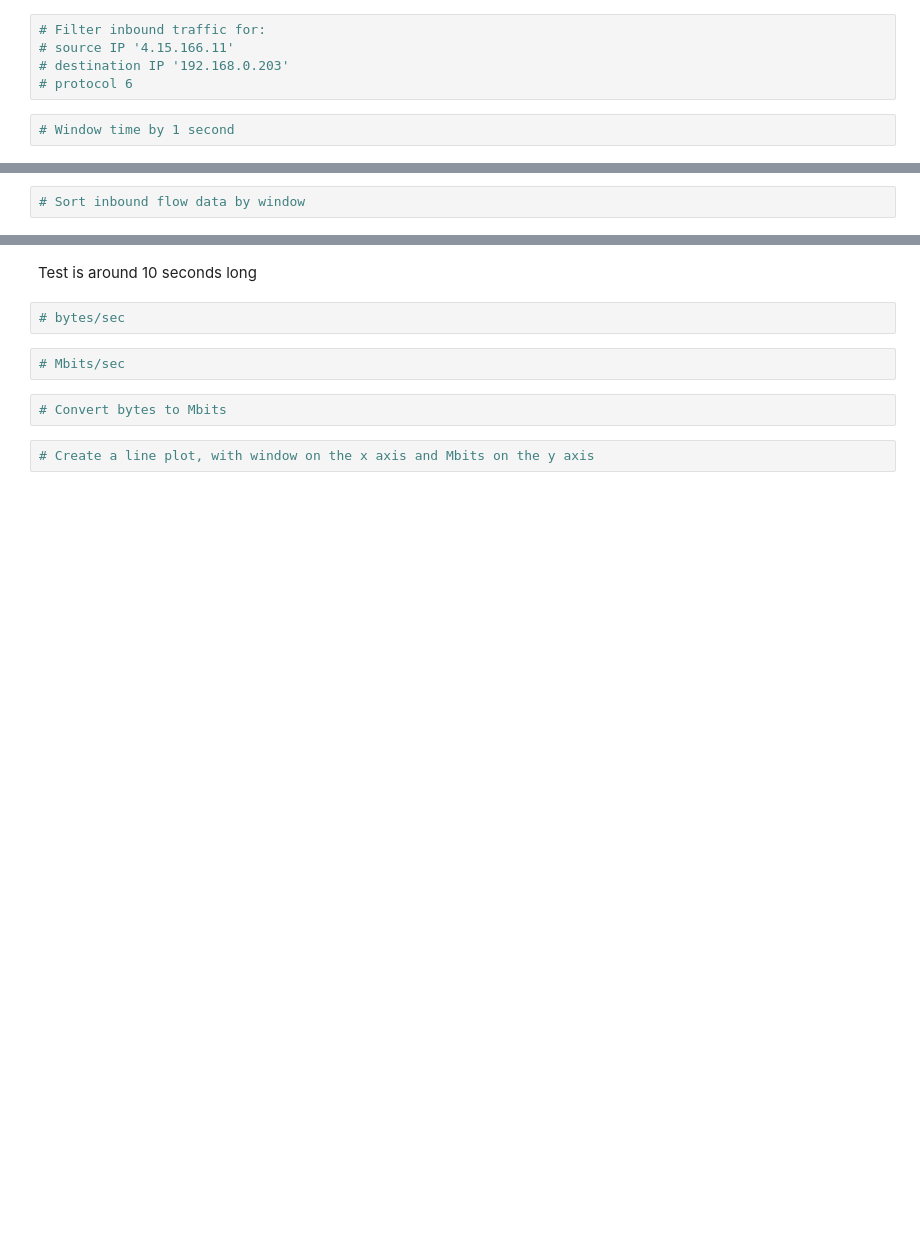
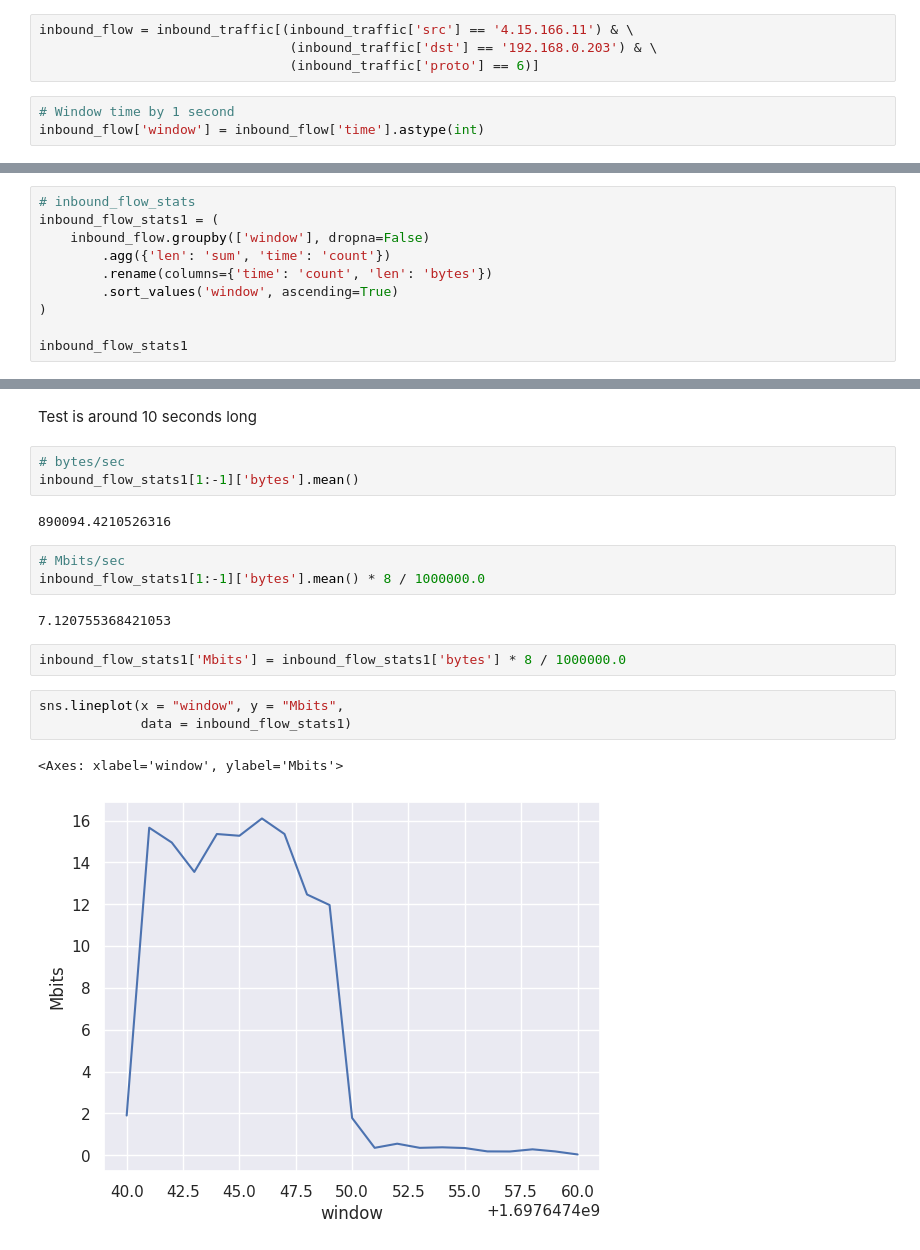
Before and after one commit to andrew200356/cs190n, a Jupyter notebook: discussions/week3/analyzing_speed_test.ipynb, the cells around one changed output, grey strips where cells are left out. Drawn from its saved outputs; the diff is of its cells as text; blank space fills up the shorter version.

```diff
--- a/discussions/week3/analyzing_speed_test.ipynb
+++ b/discussions/week3/analyzing_speed_test.ipynb
@@ -73,9 +246,9 @@ We observe traffic on the 192.168.0.0/16 subnet. This is the subnet of the local
 # %% [markdown]
 ### Zooming in on Interesting Flows
 # %%
-# Filter inbound traffic for:
-# source IP '4.15.166.11'
-# destination IP '192.168.0.203'
-# protocol 6
+inbound_flow = inbound_traffic[(inbound_traffic['src'] == '4.15.166.11') & \
+                                (inbound_traffic['dst'] == '192.168.0.203') & \
+                                (inbound_traffic['proto'] == 6)]
 # %%
 # Window time by 1 second
+inbound_flow['window'] = inbound_flow['time'].astype(int)
@@ -82,2 +261,10 @@ We observe traffic on the 192.168.0.0/16 subnet. This is the subnet of the local
 # %%
-# Sort inbound flow data by window
+# inbound_flow_stats
+inbound_flow_stats1 = (
+    inbound_flow.groupby(['window'], dropna=False)
+        .agg({'len': 'sum', 'time': 'count'})
+        .rename(columns={'time': 'count', 'len': 'bytes'})
+        .sort_values('window', ascending=True)
+)
+
+inbound_flow_stats1
@@ -89,9 +316,19 @@ We observe traffic on the 192.168.0.0/16 subnet. This is the subnet of the local
 Test is around 10 seconds long
 # %%
 # bytes/sec
+inbound_flow_stats1[1:-1]['bytes'].mean()
+# %% [output]
+890094.4210526316
 # %%
 # Mbits/sec
+inbound_flow_stats1[1:-1]['bytes'].mean() * 8 / 1000000.0
+# %% [output]
+7.120755368421053
 # %%
-# Convert bytes to Mbits
+inbound_flow_stats1['Mbits'] = inbound_flow_stats1['bytes'] * 8 / 1000000.0
 # %%
-# Create a line plot, with window on the x axis and Mbits on the y axis
+sns.lineplot(x = "window", y = "Mbits",
+             data = inbound_flow_stats1)
+# %% [output]
+<Axes: xlabel='window', ylabel='Mbits'>
+[figure, added]
```
Also changed, not shown: parts of 20 cells of this notebook, 2 other files.
